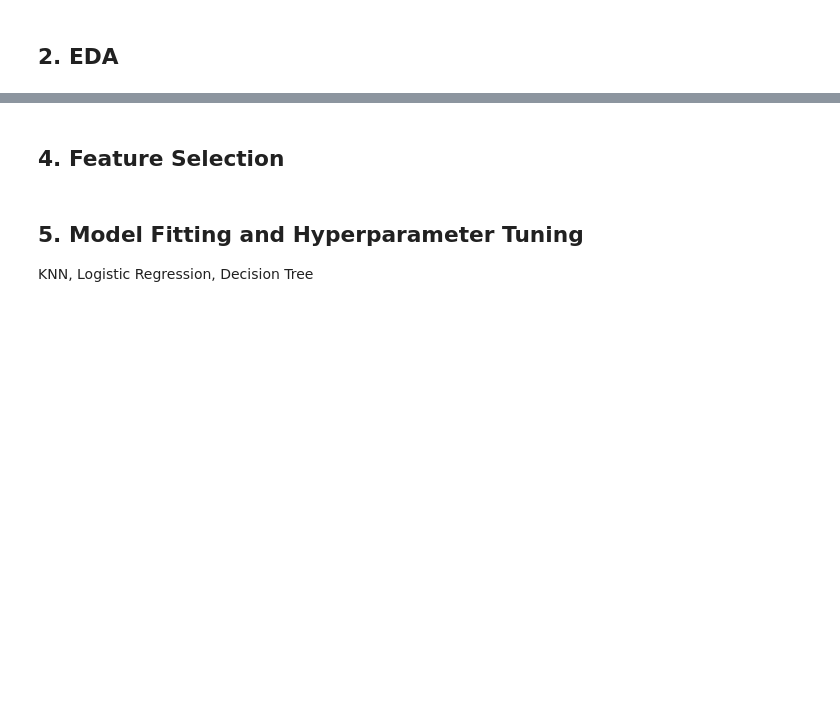
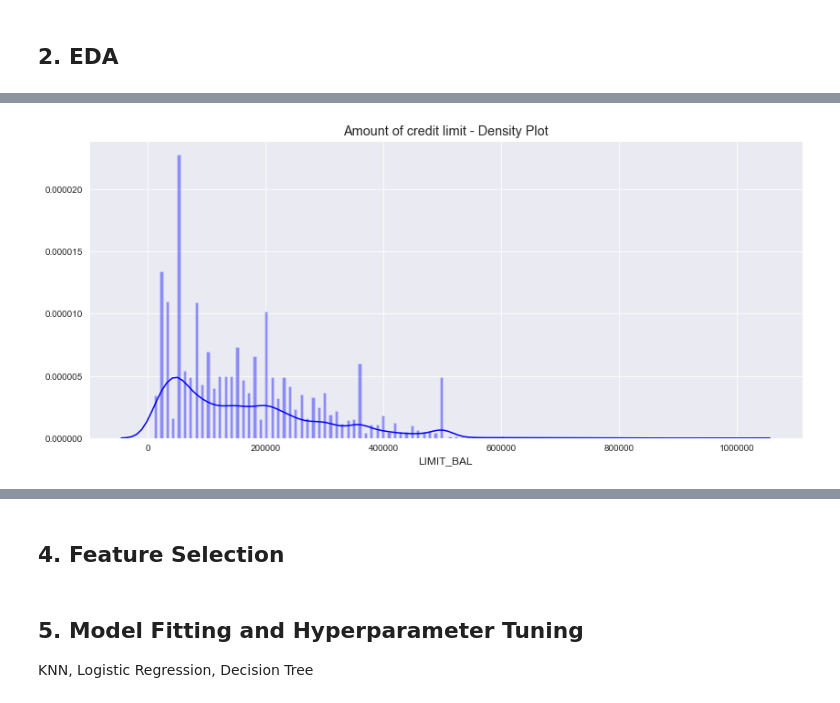
Before and after one commit to drdips/nyc-mhtn-ds-051120-lectures, a Jupyter notebook: Mod_3/bake_off/classification-bakeoff-template-Copy1.ipynb, the cells around one changed output, grey strips where cells are left out. Saved outputs shown, nothing was run; the diff lists cells and outputs as text; code cells hidden in the pictures; blank space fills up the shorter version.

```diff
--- a/Mod_3/bake_off/classification-bakeoff-template-Copy1.ipynb
+++ b/Mod_3/bake_off/classification-bakeoff-template-Copy1.ipynb
@@ -147,0 +219,8 @@ X.iloc[[0]]
+# %%
+plt.figure(figsize = (14,6))
+plt.title('Amount of credit limit - Density Plot')
+sns.set_color_codes("pastel")
+sns.distplot(df['LIMIT_BAL'],kde=True,bins=200, color="blue")
+plt.show()
+# %% [output]
+[figure, added]
```
Also changed, not shown: parts of 79 cells of this notebook, 6 other files.
